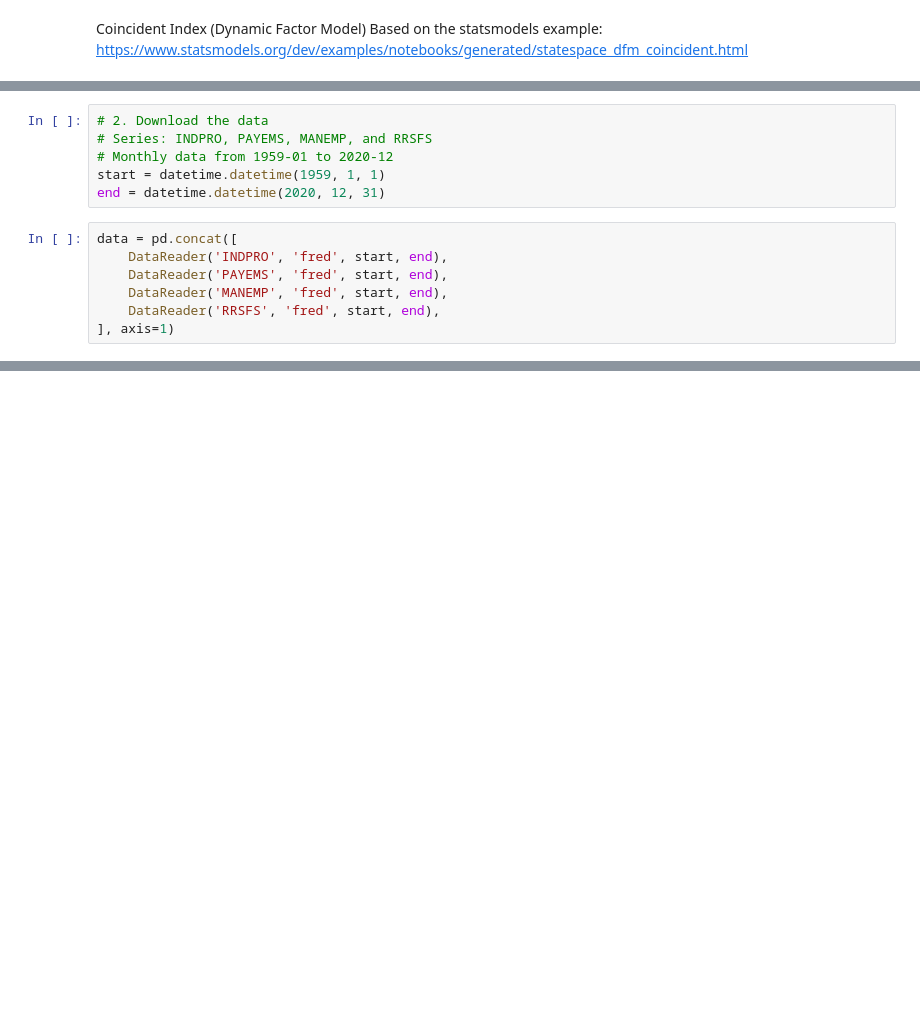
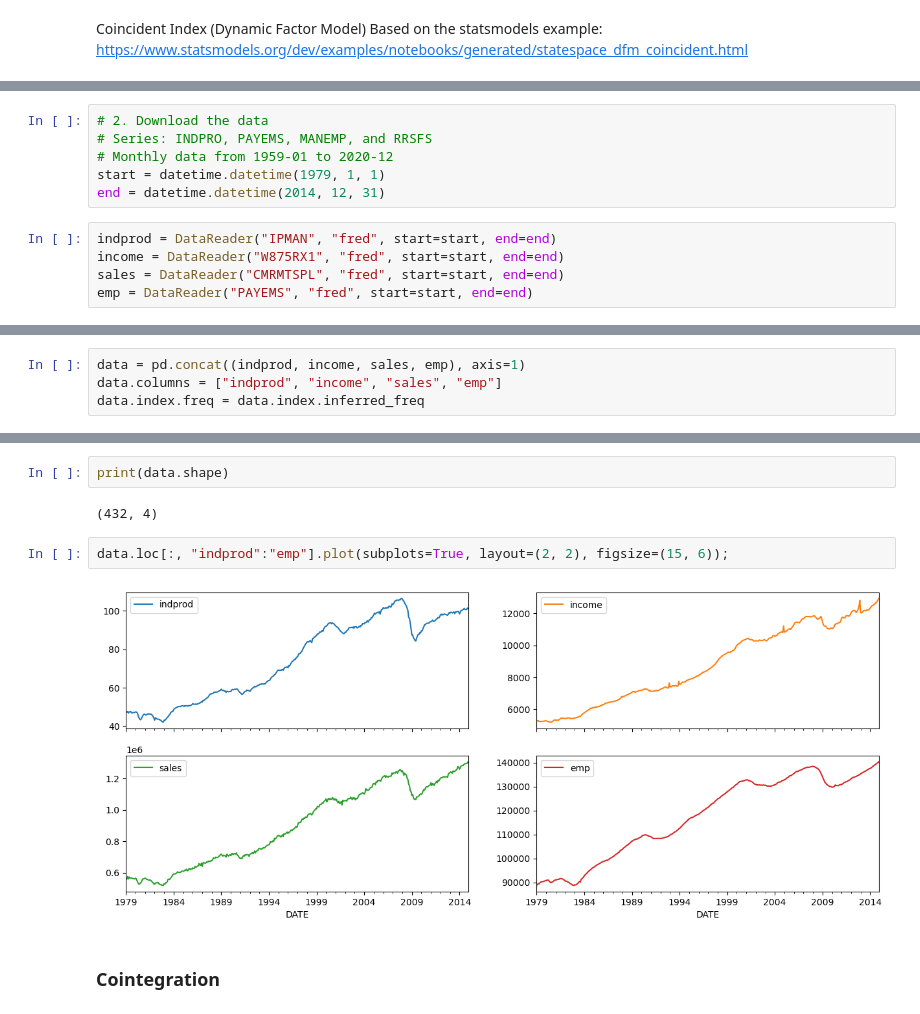
Before and after one commit to andreacate/GSoC2025_PyMC_extracode, a Jupyter notebook: StatsModel_DFM_coincident2.ipynb, the cells around one changed output, grey strips where cells are left out. Saved outputs shown, nothing was run; the diff lists cells and outputs as text; blank space fills up the shorter version.

```diff
--- a/StatsModel_DFM_coincident2.ipynb
+++ b/StatsModel_DFM_coincident2.ipynb
@@ -14,12 +16,10 @@ import datetime
 # 2. Download the data
 # Series: INDPRO, PAYEMS, MANEMP, and RRSFS
 # Monthly data from 1959-01 to 2020-12
-start = datetime.datetime(1959, 1, 1)
-end = datetime.datetime(2020, 12, 31)
+start = datetime.datetime(1979, 1, 1)
+end = datetime.datetime(2014, 12, 31)
 # %%
-data = pd.concat([
-    DataReader('INDPRO', 'fred', start, end),
-    DataReader('PAYEMS', 'fred', start, end),
-    DataReader('MANEMP', 'fred', start, end),
-    DataReader('RRSFS', 'fred', start, end),
-], axis=1)
+indprod = DataReader("IPMAN", "fred", start=start, end=end)
+income = DataReader("W875RX1", "fred", start=start, end=end)
+sales = DataReader("CMRMTSPL", "fred", start=start, end=end)
+emp = DataReader("PAYEMS", "fred", start=start, end=end)
@@ -28,0 +26,4 @@ data = data.dropna()
+# %%
+data = pd.concat((indprod, income, sales, emp), axis=1)
+data.columns = ["indprod", "income", "sales", "emp"]
+data.index.freq = data.index.inferred_freq
@@ -28,0 +40,10 @@ data = data.dropna()
+# %%
+print(data.shape)
+# %% [output]
+(432, 4)
+# %%
+data.loc[:, "indprod":"emp"].plot(subplots=True, layout=(2, 2), figsize=(15, 6));
+# %% [output]
+[figure, added]
+# %% [markdown]
+### Cointegration
```
Also changed, not shown: parts of 19 cells of this notebook.
